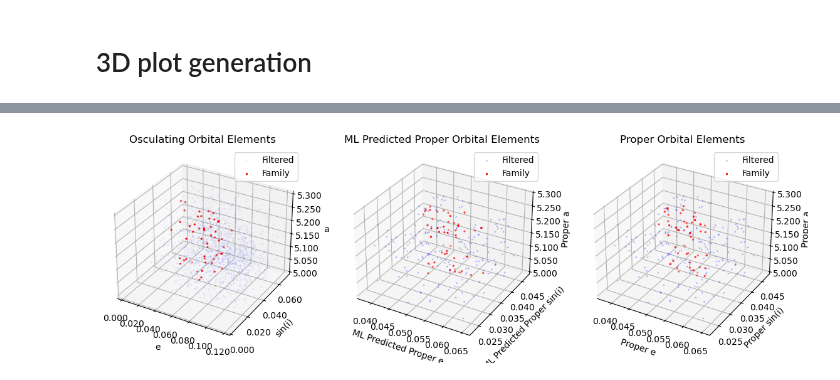
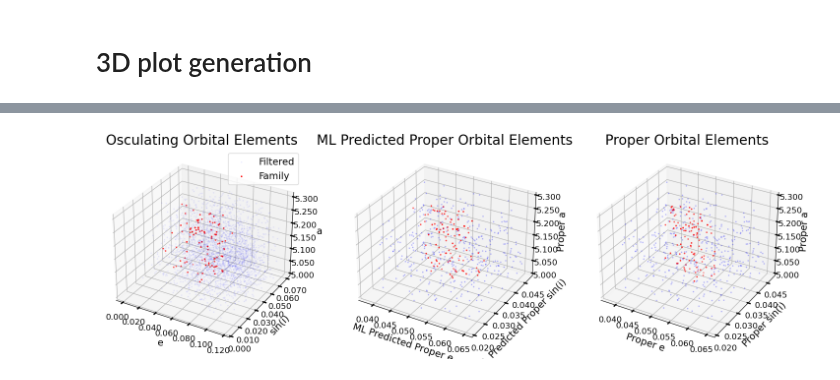
Before and after one commit to YangShen31/proper_elements_prediction, a Jupyter notebook: 4_family_identification/family_identification.ipynb, the cells around one changed output, grey strips where cells are left out. Saved outputs shown, nothing was run; the diff lists cells and outputs as text; code cells hidden in the pictures.

```diff
--- a/4_family_identification/family_identification.ipynb
+++ b/4_family_identification/family_identification.ipynb
@@ -9,18 +10,20 @@ from matplotlib.ticker import FormatStrFormatter
 # %% [markdown]
 # Load Model Results and Family Dataset
 # %%
-df_ngb = pd.read_csv("../data/model_results.csv")
+df_xgb = pd.read_csv("../data/model_results_xgb.csv")
 nesvorny_elements = pd.read_csv("../data/nesvorny_catalog_dataset.csv")
-df_ngb = pd.merge(df_ngb, nesvorny_elements[["Des'n", 'a', 'da', 'de', 'dsini']], on="Des'n", how="inner")
+df_xgb = pd.merge(df_xgb, nesvorny_elements[["Des'n", 'a', 'da', 'de', 'dsini']], on="Des'n", how="inner")
 # %%
-propa = df_ngb["propa"]
-prope = df_ngb["prope"]
-propsini = df_ngb["propsini"]
+df_xgb["sini"] = np.sin(df_xgb["Incl."]*180/np.pi)
+nesvorny_elements["sini"] = np.sin(nesvorny_elements["Incl."]*180/np.pi)
+propa = df_xgb["propa"]
+prope = df_xgb["prope"]
+propsini = df_xgb["propsini"]
 
-test_name_list = df_ngb['Des\'n']
+test_name_list = df_xgb['Des\'n']
 # %%
 column_names = ['propa', 'prope', 'propsini', 'g', 's', 'H', 'NumOpps', 'PackedName', 'UnpackedName']
-df_Velleda = pd.read_csv("../data/family_tables/inner_126_velleda_fam3.csv", header=None, names=column_names)
+df_Velleda = pd.read_csv("../family_tables/inner_126_velleda_fam3.csv", header=None, names=column_names)
 def convert_id(val):
 	val_str = str(val)
 	if val_str.isdigit():
@@ -66,7 +69,7 @@ family_df
 # Family Identification Evaluation
 # %%
 # Calculate the percentage of machine learning prediction still classifies asteroids into the family
-family_pred_df = df_ngb[df_ngb["Des'n"].isin(name_list)]
+family_pred_df = df_xgb[df_xgb["Des'n"].isin(name_list)]
 
 def calculate_d(a_p, delta_a_p, delta_e_p, delta_sin_i_p):
 	numerator = 3e4  # 3 × 10^4 m/s
@@ -333,6 +343,8 @@ Text(0.5, 1.0, 'Proper e vs sin(i)')
 # %% [markdown]
 # 3D plot generation
 # %%
+from matplotlib.ticker import FormatStrFormatter
+
 formatter = FormatStrFormatter('%.3f')
 family_test_df = family_df[family_df["Des'n"].isin(test_name_list)]
 threshold_e = 0.01
@@ -341,9 +353,10 @@ threshold_a = 0.01
 filter = (propa < np.max(family_test_df["propa"]) + threshold_a) & (propa > np.min(family_test_df["propa"]) - threshold_a) &\
  (prope < np.max(family_test_df["prope"]) + threshold_e) & (prope > np.min(family_test_df["prope"])- threshold_e) &\
  (propsini < np.max(family_test_df["propsini"]) + threshold_i) & (propsini > np.min(family_test_df["propsini"])- threshold_i)
-filtered = df_ngb[filter]
+filtered = df_xgb[filter]
 filtered = filtered[(filtered["Des'n"].isin(test_name_list)) & (~filtered["Des'n"].isin(name_list))]
-fig = plt.figure(figsize=(14, 10))
+
+fig = plt.figure(figsize=(18, 14))
 
 threshold_e = 0.01
 threshold_i = 0.01
@@ -351,45 +364,51 @@ threshold_a = 0.01
 filter_osc = (propa < np.max(family_test_df["a"]) + threshold_a) & (propa > np.min(family_test_df["a"]) - threshold_a) &\
  (prope < np.max(family_test_df["e"]) + threshold_e) & (prope > np.min(family_test_df["e"])- threshold_e) &\
  (propsini < np.max(np.sin(family_test_df["Incl."] * np.pi/180)) + threshold_i) & (propsini > np.min(np.sin(family_test_df["Incl."] * np.pi/180)) - threshold_i)
-filtered_osc = df_ngb[filter_osc]
+filtered_osc = df_xgb[filter_osc]
 filtered_osc = filtered_osc[(filtered_osc["Des'n"].isin(test_name_list)) & (~filtered_osc["Des'n"].isin(name_list))]
 
-ax2 = fig.add_subplot(1, 3, 1, projection='3d')
-ax2.scatter(filtered_osc["e"] / np.sqrt(2), np.sin(filtered_osc["Incl."]*np.pi/180) / np.sqrt(2), filtered_osc["a"] * 2.4 * np.sqrt(4/5), color="blue", s=1, alpha = 0.05, label="Filtered")
-ax2.scatter(family_test_df["e"] / np.sqrt(2), np.sin(family_test_df["Incl."] * np.pi/180) / np.sqrt(2), family_test_df["a"] * 2.4 * np.sqrt(4/5), color="red", s=2, label="Family")
-ax2.set_xlabel("e")
-ax2.set_ylabel("sin(i)")
-ax2.set_zlabel("a")
-# ax2.set_xlim()
-ax2.set_title("Osculating Orbital Elements")
+ax1 = fig.add_subplot(1, 3, 1, projection='3d')
+ax1.scatter(filtered_osc["e"] / np.sqrt(2), np.sin(filtered_osc["Incl."]*np.pi/180) / np.sqrt(2), filtered_osc["a"] * 2.4 * np.sqrt(4/5), color="blue", s=1.5, alpha=0.05, label="Filtered")
+ax1.scatter(family_test_df["e"] / np.sqrt(2), np.sin(family_test_df["Incl."] * np.pi/180) / np.sqrt(2), family_test_df["a"] * 2.4 * np.sqrt(4/5), color="red", s=2, label="Family")
+ax1.set_xlabel("e", fontsize=14)
+ax1.set_ylabel("sin(i)", fontsize=14)
+ax1.set_zlabel("a", fontsize=14)
+ax1.set_title("Osculating Orbital Elements", fontsize=20)
+ax1.xaxis.set_major_formatter(formatter)
+ax1.yaxis.set_major_formatter(formatter)
+ax1.zaxis.set_major_formatter(formatter)
+ax1.tick_params(axis='x', labelsize=12)
+ax1.tick_params(axis='y', labelsize=12)
+ax1.tick_params(axis='z', labelsize=12)
+ax1.legend(fontsize=14)
+
+ax2 = fig.add_subplot(1, 3, 2, projection='3d')
+ax2.scatter(filtered["prope"] / np.sqrt(2), filtered["propsini"] / np.sqrt(2), filtered["propa"] * 2.4 * np.sqrt(4/5), color="blue", s=1.5, alpha=0.2, label="Filtered")
+ax2.scatter(family_pred_df["pred_e"] / np.sqrt(2), family_pred_df["pred_sini"] / np.sqrt(2), family_pred_df["propa"] * 2.4 * np.sqrt(4/5), color="red", s=2, label="Family")
+ax2.set_xlabel("ML Predicted Proper e", fontsize=14)
+ax2.set_ylabel("ML Predicted Proper sin(i)", fontsize=14)
+ax2.set_zlabel("Proper a", fontsize=14)
+ax2.set_title("ML Predicted Proper Orbital Elements", fontsize=20)
 ax2.xaxis.set_major_formatter(formatter)
 ax2.yaxis.set_major_formatter(formatter)
 ax2.zaxis.set_major_formatter(formatter)
-ax2.legend()
+ax2.tick_params(axis='x', labelsize=12)
+ax2.tick_params(axis='y', labelsize=12)
+ax2.tick_params(axis='z', labelsize=12)
 
-ax3 = fig.add_subplot(1, 3, 2, projection='3d')
-ax3.scatter(filtered["prope"] / np.sqrt(2), filtered["propsini"] / np.sqrt(2), filtered["propa"] * 2.4 * np.sqrt(4/5), color="blue", s=1, alpha = 0.2, label="Filtered")
-ax3.scatter((family_pred_df["pred_e"]) / np.sqrt(2),
-			(family_pred_df["pred_sini"])/ np.sqrt(2),
-			family_pred_df["propa"] * 2.4 * np.sqrt(4/5), color="red", s=2, label="Family")
-ax3.set_xlabel("ML Predicted Proper e")
-ax3.set_ylabel("ML Predicted Proper sin(i)")
-ax3.set_zlabel("Proper a")
-ax3.set_title("ML Predicted Proper Orbital Elements")
+ax3 = fig.add_subplot(1, 3, 3, projection='3d')
+ax3.scatter(filtered["prope"] / np.sqrt(2), filtered["propsini"] / np.sqrt(2), filtered["propa"] * 2.4 * np.sqrt(4/5), color="blue", s=1.5, alpha=0.2, label="Filtered")
+ax3.scatter(family_test_df["prope"] / np.sqrt(2), family_test_df["propsini"] / np.sqrt(2), family_test_df["propa"] * 2.4 * np.sqrt(4/5), color="red", s=2, label="Family")
+ax3.set_xlabel("Proper e", fontsize=14)
+ax3.set_ylabel("Proper sin(i)", fontsize=14)
+ax3.set_zlabel("Proper a", fontsize=14)
+ax3.set_title("Proper Orbital Elements", fontsize=20)
 ax3.xaxis.set_major_formatter(formatter)
 ax3.yaxis.set_major_formatter(formatter)
 ax3.zaxis.set_major_formatter(formatter)
-ax3.legend()
+ax3.tick_params(axis='x', labelsize=12)
+ax3.tick_params(axis='y', labelsize=12)
+ax3.tick_params(axis='z', labelsize=12)
 
-ax1 = fig.add_subplot(1, 3, 3, projection='3d')
-ax1.scatter(filtered["prope"] / np.sqrt(2), filtered["propsini"] / np.sqrt(2), filtered["propa"] * 2.4 * np.sqrt(4/5), color="blue", s=1, alpha = 0.2, label="Filtered")
-ax1.scatter(family_test_df["prope"] / np.sqrt(2), family_test_df["propsini"] / np.sqrt(2), family_test_df["propa"] * 2.4 * np.sqrt(4/5), color="red", s=2, label="Family")
-ax1.set_xlabel("Proper e")
-ax1.set_ylabel("Proper sin(i)")
-ax1.set_zlabel("Proper a")
-ax1.set_title("Proper Orbital Elements")
-ax1.xaxis.set_major_formatter(formatter)
-ax1.yaxis.set_major_formatter(formatter)
-ax1.zaxis.set_major_formatter(formatter)
-ax1.legend()
+plt.savefig("../plots/3D_plot_family.pdf", bbox_inches = "tight")
 # %% [output]
@@ -397 +415 @@ ax1.legend()
-[figure, old version]
+[figure, new version]
```
Also changed, not shown: parts of 11 cells of this notebook, 4 other files.
